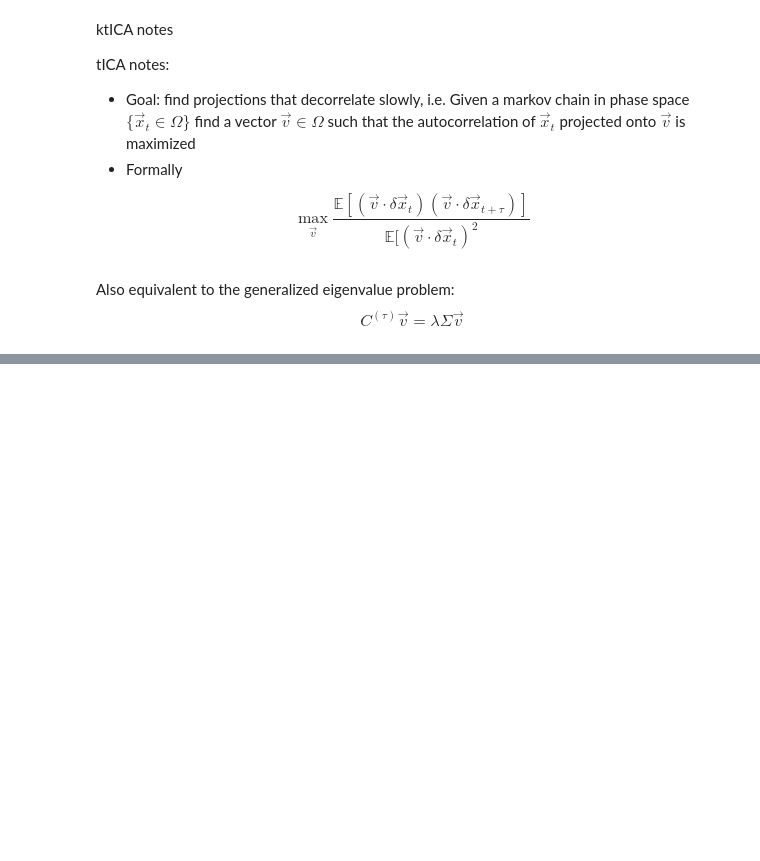
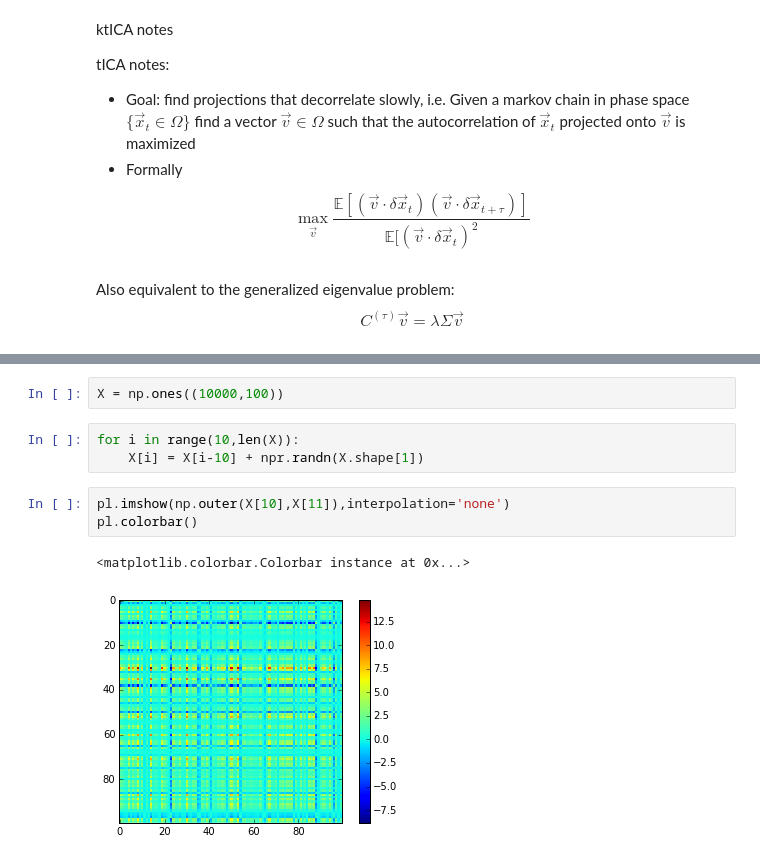
Before and after one commit to maxentile/msm-learn, a Jupyter notebook: notebooks/ICA, tICA, and Bayes.ipynb, the cells around one changed output, grey strips where cells are left out. Drawn from its saved outputs; the diff is of its cells as text; blank space fills up the shorter version.

```diff
--- a/notebooks/ICA, tICA, and Bayes.ipynb
+++ b/notebooks/ICA, tICA, and Bayes.ipynb
@@ -243,0 +256,11 @@ $$ C^{(\tau)} \vec{v} = \lambda \Sigma \vec{v}$$
+# %%
+X = np.ones((10000,100))
+# %%
+for i in range(10,len(X)):
+    X[i] = X[i-10] + npr.randn(X.shape[1])
+# %%
+pl.imshow(np.outer(X[10],X[11]),interpolation='none')
+pl.colorbar()
+# %% [output]
+<matplotlib.colorbar.Colorbar instance at 0x...>
+[figure, added]
```
Also changed, not shown: parts of 63 cells of this notebook, 17 other files.
